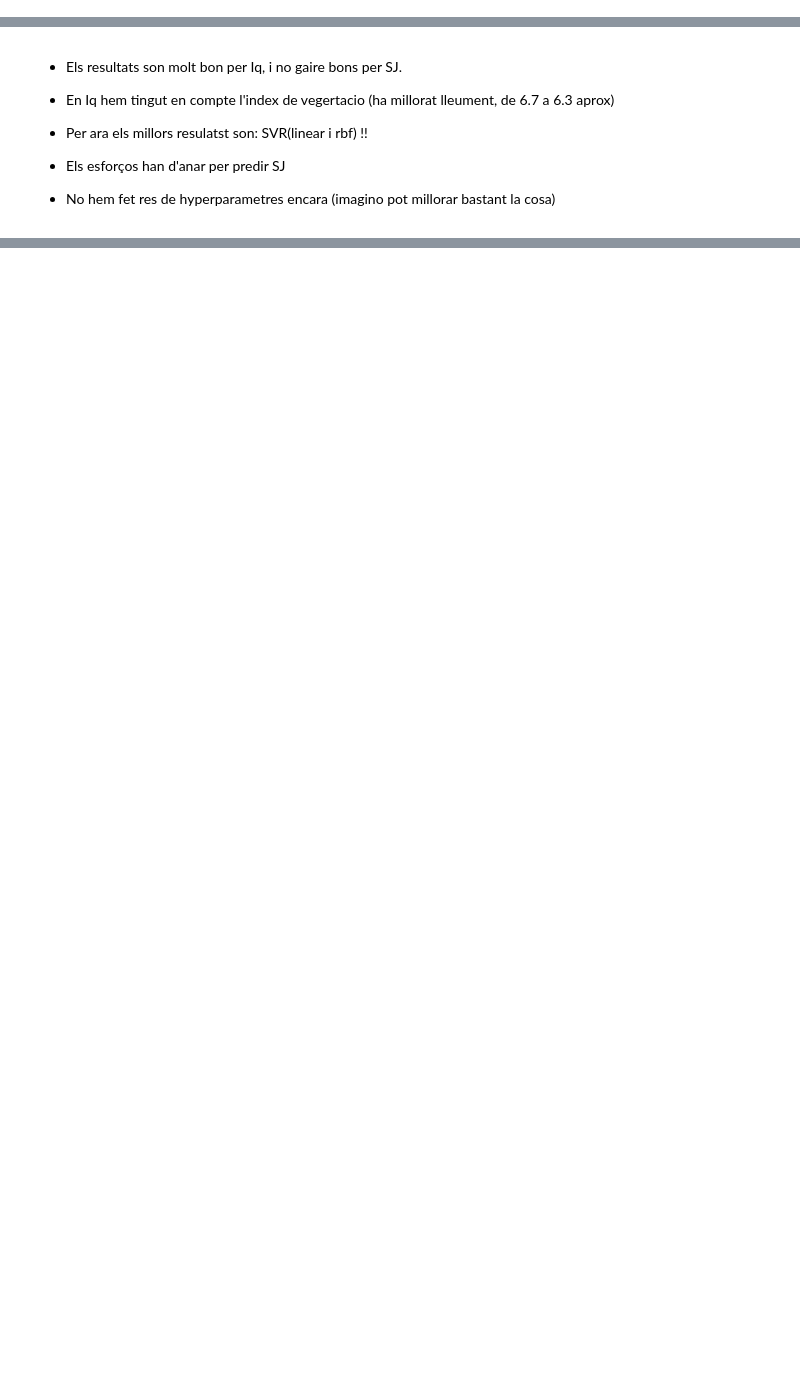
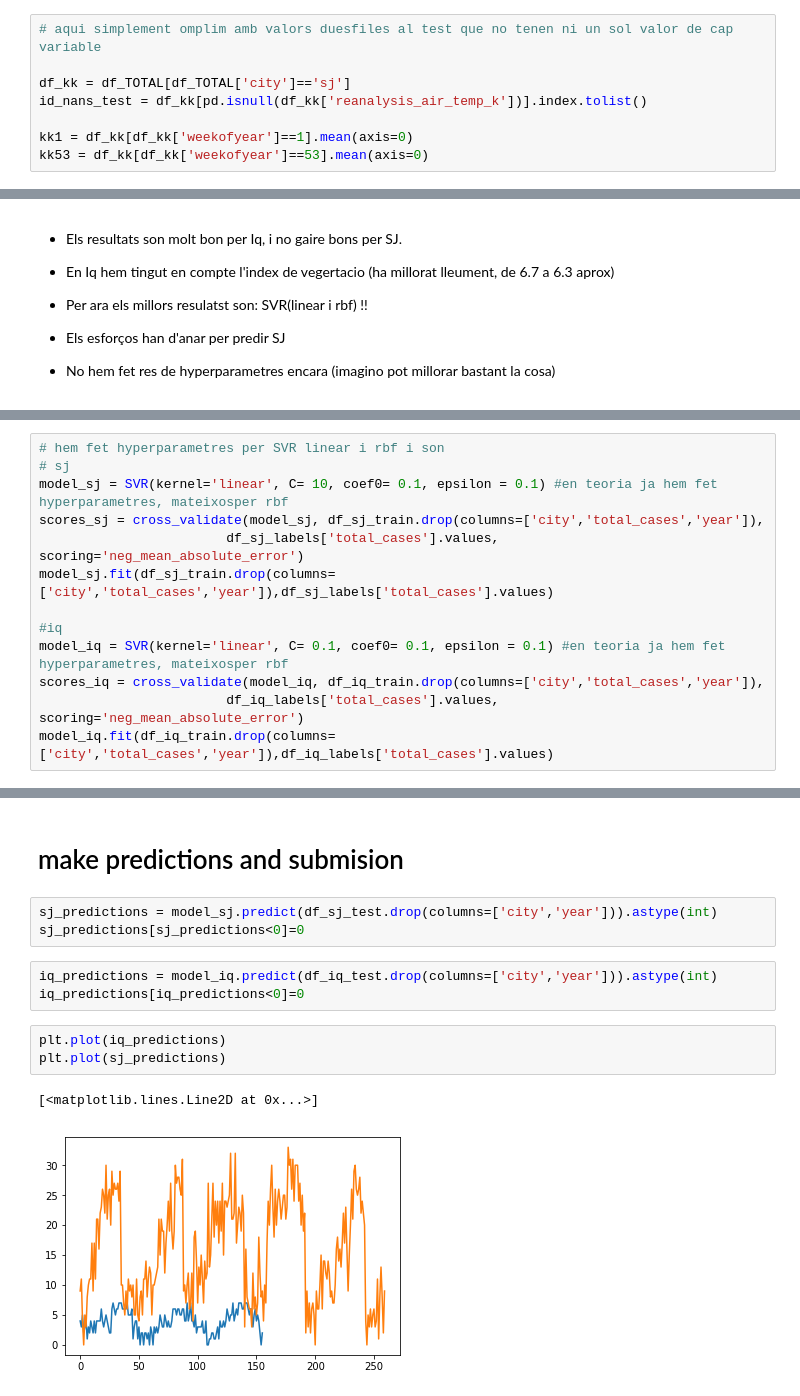
Before and after one commit to PCerralbo/Dengue_Driven, a Jupyter notebook: Denge_Exploratory_Filling_NaN.ipynb, the cells around one changed output, grey strips where cells are left out. Cells and saved outputs as stored; diff of their text form; blank space fills up the shorter version.

```diff
--- a/Denge_Exploratory_Filling_NaN.ipynb
+++ b/Denge_Exploratory_Filling_NaN.ipynb
@@ -191,0 +203,8 @@ plt.show()
+# %%
+# aqui simplement omplim amb valors duesfiles al test que no tenen ni un sol valor de cap variable
+
+df_kk = df_TOTAL[df_TOTAL['city']=='sj']
+id_nans_test = df_kk[pd.isnull(df_kk['reanalysis_air_temp_k'])].index.tolist()
+
+kk1 = df_kk[df_kk['weekofyear']==1].mean(axis=0)
+kk53 = df_kk[df_kk['weekofyear']==53].mean(axis=0)
@@ -718,0 +759,13 @@ scores = cross_validate(model, X_train, y_train, scoring='neg_mean_absolute_erro
+# %%
+# hem fet hyperparametres per SVR linear i rbf i son
+# sj
+model_sj = SVR(kernel='linear', C= 10, coef0= 0.1, epsilon = 0.1) #en teoria ja hem fet hyperparametres, mateixosper rbf
+scores_sj = cross_validate(model_sj, df_sj_train.drop(columns=['city','total_cases','year']),
+                        df_sj_labels['total_cases'].values, scoring='neg_mean_absolute_error')
+model_sj.fit(df_sj_train.drop(columns=['city','total_cases','year']),df_sj_labels['total_cases'].values)
+
+#iq
+model_iq = SVR(kernel='linear', C= 0.1, coef0= 0.1, epsilon = 0.1) #en teoria ja hem fet hyperparametres, mateixosper rbf
+scores_iq = cross_validate(model_iq, df_iq_train.drop(columns=['city','total_cases','year']),
+                        df_iq_labels['total_cases'].values, scoring='neg_mean_absolute_error')
+model_iq.fit(df_iq_train.drop(columns=['city','total_cases','year']),df_iq_labels['total_cases'].values)
@@ -731,0 +830,14 @@ train_score  std  3.7223294557394593
+# %% [markdown]
+# make predictions and submision
+# %%
+sj_predictions = model_sj.predict(df_sj_test.drop(columns=['city','year'])).astype(int)
+sj_predictions[sj_predictions<0]=0
+# %%
+iq_predictions = model_iq.predict(df_iq_test.drop(columns=['city','year'])).astype(int)
+iq_predictions[iq_predictions<0]=0
+# %%
+plt.plot(iq_predictions)
+plt.plot(sj_predictions)
+# %% [output]
+[<matplotlib.lines.Line2D at 0x...>]
+[figure, added]
```
Also changed, not shown: parts of 21 cells of this notebook.
